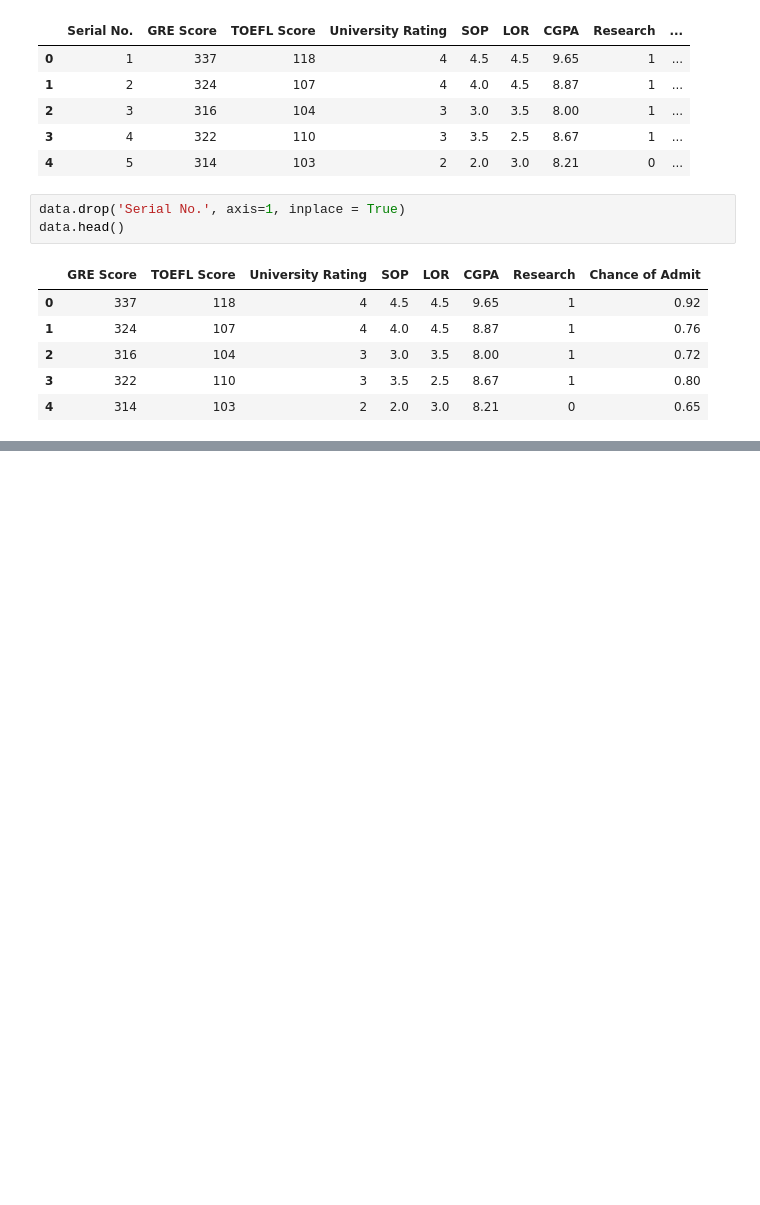
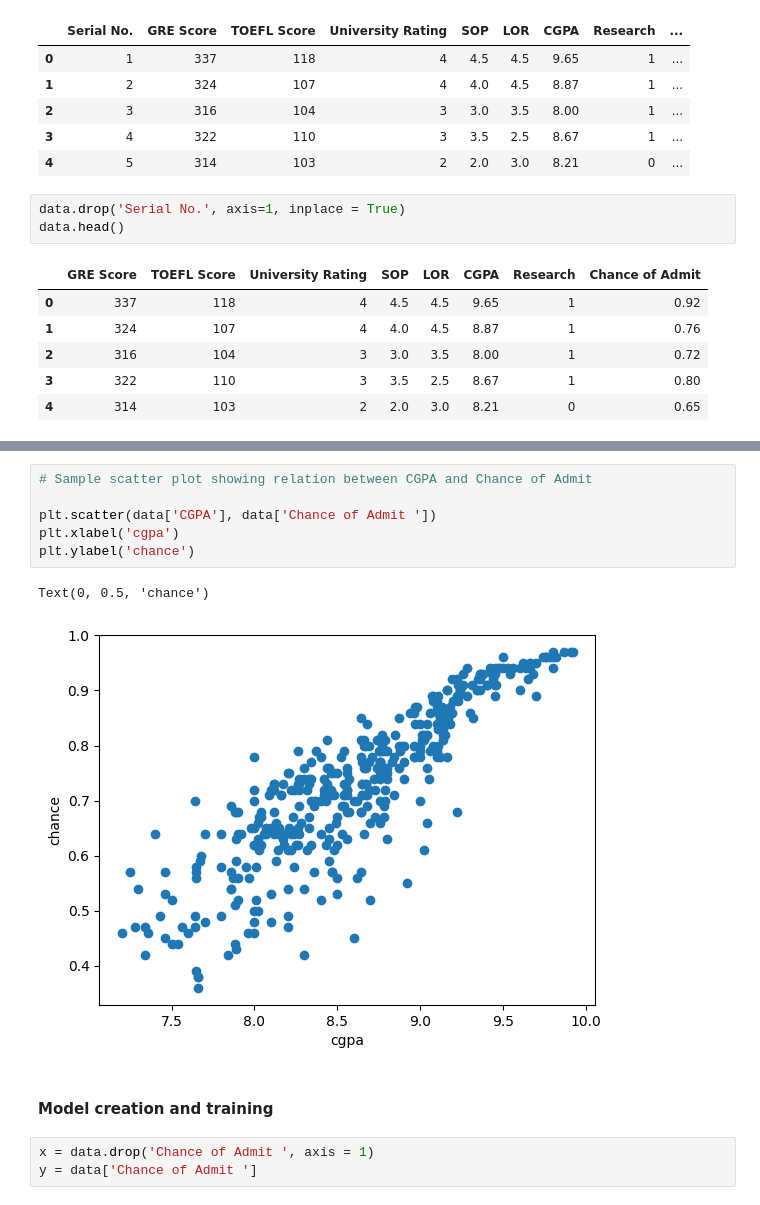
Before and after one commit to fazilyousuf/Data-Science-works, a Jupyter notebook: Machine Learning/Supervised Learning/Linear Regression/admission_predict_problem.ipynb, the cells around one changed output, grey strips where cells are left out. Cells and saved outputs as stored; diff of their text form; blank space fills up the shorter version.

```diff
--- a/Machine Learning/Supervised Learning/Linear Regression/admission_predict_problem.ipynb
+++ b/Machine Learning/Supervised Learning/Linear Regression/admission_predict_problem.ipynb
@@ -100,0 +128,14 @@ for col in outliers_columns:
+# %%
+# Sample scatter plot showing relation between CGPA and Chance of Admit
+
+plt.scatter(data['CGPA'], data['Chance of Admit '])
+plt.xlabel('cgpa')
+plt.ylabel('chance')
+# %% [output]
+Text(0, 0.5, 'chance')
+[figure, added]
+# %% [markdown]
+#### Model creation and training
+# %%
+x = data.drop('Chance of Admit ', axis = 1)
+y = data['Chance of Admit ']
```
Also changed, not shown: parts of 22 cells of this notebook, 2 other files.
